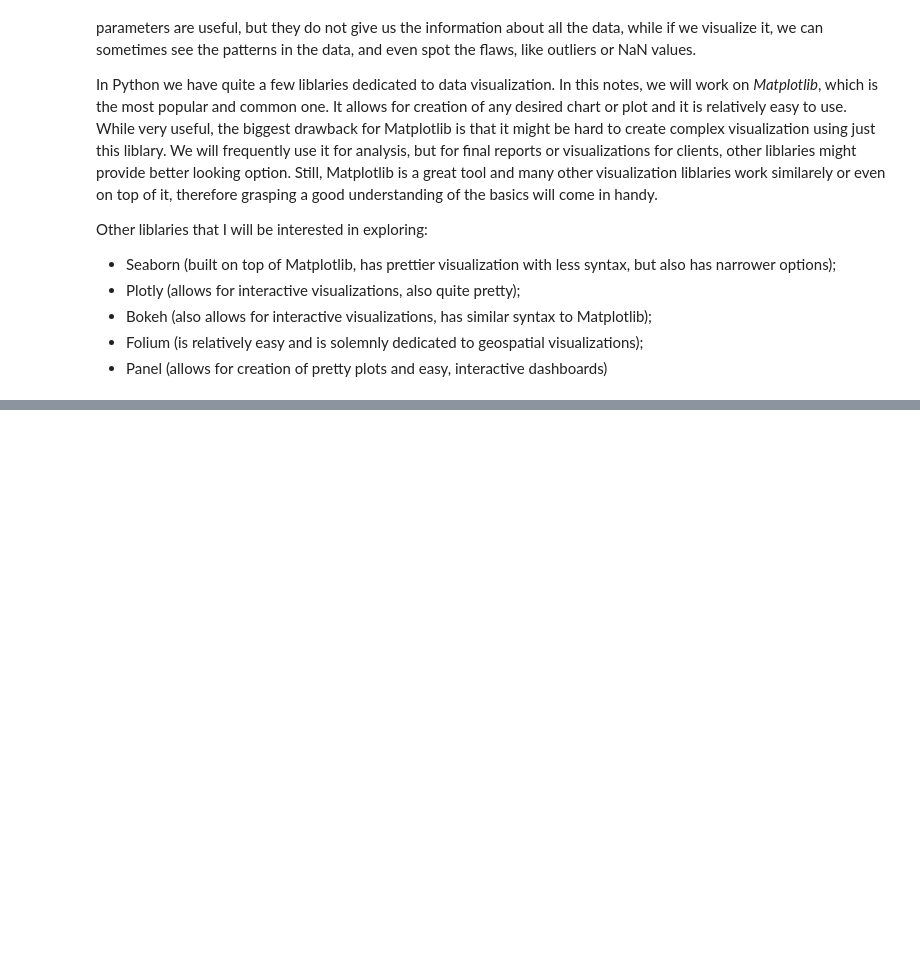
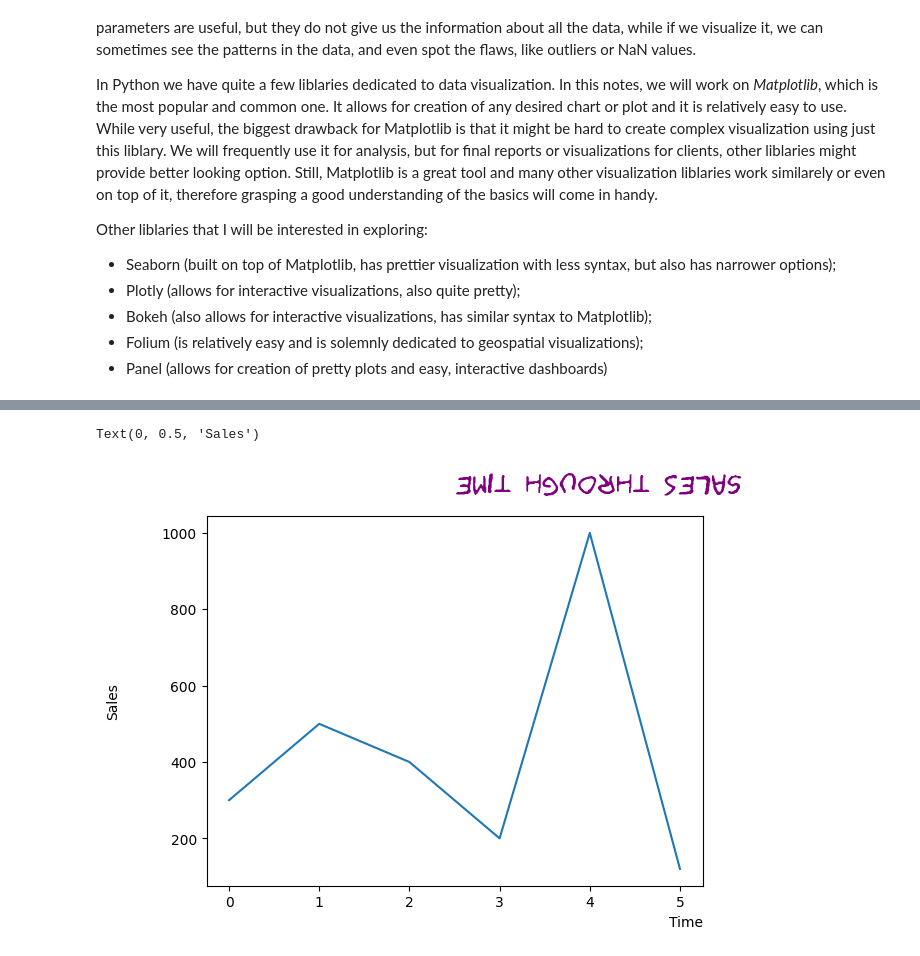
Before and after one commit to miladziekanowska/Data_Analytics, a Jupyter notebook: Matplotlib_Basics.ipynb, the cells around one changed output, grey strips where cells are left out. Cells and saved outputs as stored; diff of their text form; code cells hidden in the pictures; blank space fills up the shorter version.

```diff
--- a/Matplotlib_Basics.ipynb
+++ b/Matplotlib_Basics.ipynb
@@ -26,0 +79,19 @@ titanic
+# %%
+# when using fig, ax, we will be using setter methods
+fig, ax = plt.subplots()
+ax.plot(df['Time'], df['Sales'])
+
+#let's play with the font a little in the title
+ax.set_title('Sales through time', pad=20, fontdict={'size':20,
+                                             'rotation': 180,
+                                             'color': 'purple',
+                                             'family': 'fantasy',
+                                             'ha': 'left'})
+# using pad= gives us the space from the plot in the title
+
+ax.set_xlabel('Time', loc='right') # loc= let's us decide where we place the label
+ax.set_ylabel('Sales', labelpad=30) # for labels we need to use labelpad=
+# I know it's not so pretty, but to you see these options? Cool, right?
+# %% [output]
+Text(0, 0.5, 'Sales')
+[figure, added]
```
Also changed, not shown: parts of 11 cells of this notebook.
